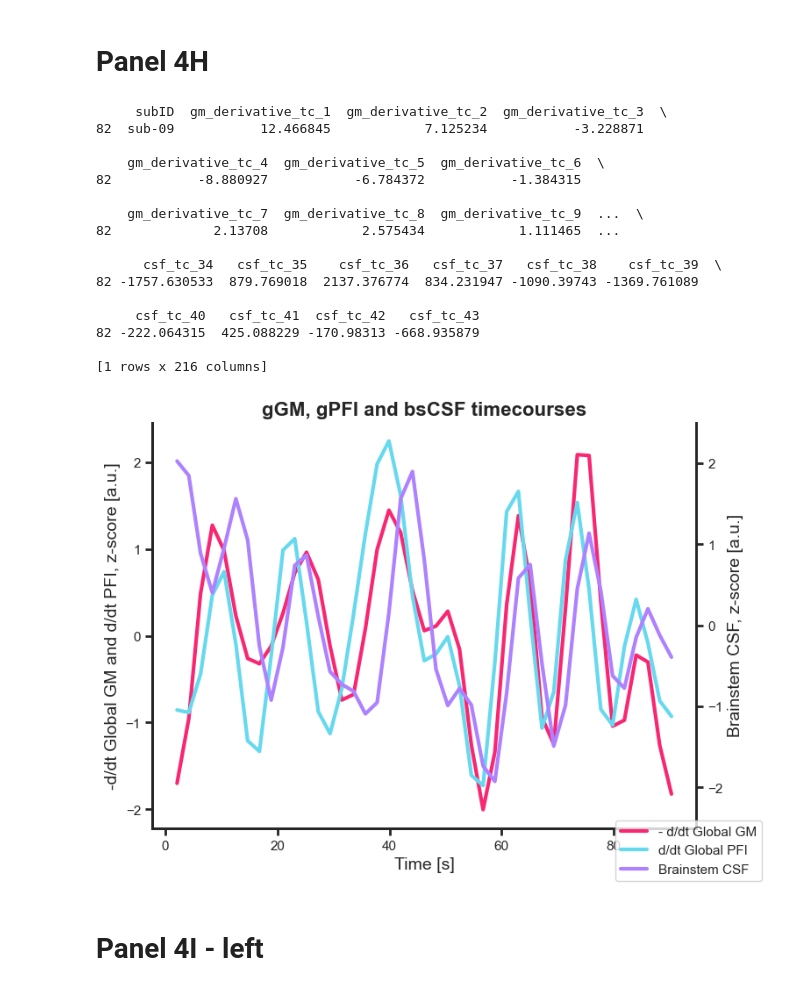
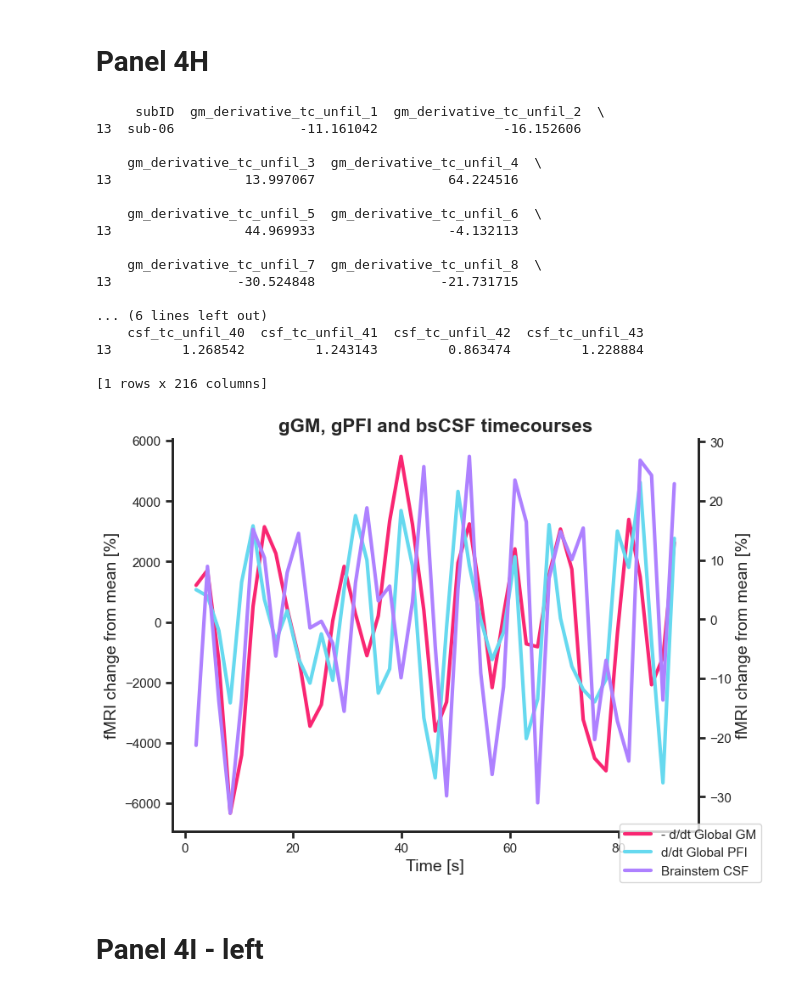
Before and after one commit to VikNeu/LV-CSF-flow-clear, a Jupyter notebook: stats/Figure_4_CSF_flow.ipynb, the cells around one changed output. Drawn from its saved outputs; the diff is of its cells as text; code cells hidden in the pictures.

```diff
--- a/stats/Figure_4_CSF_flow.ipynb
+++ b/stats/Figure_4_CSF_flow.ipynb
@@ -47,8 +46,10 @@ visual_stimulation_df = pd.read_excel(ROOT / "data/Visual_stimulation/flicker_re
 visual_stimulation_timecourse_df = pd.read_csv(ROOT / "data/Visual_stimulation/all_timeseries.csv")
 visual_stimulation_timecourse_rest_df = pd.read_csv(ROOT / "data/Visual_stimulation/all_timeseries_rest.csv") # As end of CSF was reached in first timecourse file
 sleep_df = pd.read_excel(ROOT / "data/Sleep/sleep_results.xlsx")
-sleep_timecourse_df = pd.read_csv(ROOT / "data/Sleep/all_timeseries_sleep_Fig_4.csv")
-wake_timecourse_df = pd.read_csv(ROOT / "data/Sleep/all_timeseries_wake_Fig_4.csv")
+sleep_timecourse_df = pd.read_csv(ROOT / "data/Sleep/all_timeseries_sleep.csv")
+wake_timecourse_df = pd.read_csv(ROOT / "data/Sleep/all_timeseries_wake.csv")
+
+# outDir = xxx # Set your output directory here and decomment your preferred image saving method at the end of the notebook.
 # %% [markdown]
 # Edit the RC file
 # %%
@@ -560,7 +558,7 @@ Text(0.5, 0.97, '****')
 # %% [markdown]
 # Panel 4H
 # %%
-subject_of_choice = 82
+subject_of_choice = 13
 
 
 wake_timecourse_dataframe = pd.DataFrame()
@@ -570,29 +568,29 @@ print(wake_timecourse_dataframe)
 
 
 # Select columns
-gm_tc_columns = [col for col in wake_timecourse_dataframe.columns if col.startswith("gm_derivative")]
-pfi_tc_columns = [col for col in wake_timecourse_dataframe.columns if col.startswith("pfi_derivative")]
-csf_tc_columns = [col for col in wake_timecourse_dataframe.columns if col.startswith("csf_tc")]
+gm_tc_columns = [col for col in wake_timecourse_dataframe.columns if col.startswith("gm_derivative_tc_unfil")]
+pfi_tc_columns = [col for col in wake_timecourse_dataframe.columns if col.startswith("pfi_derivative_tc_unfil")]
+csf_tc_columns = [col for col in wake_timecourse_dataframe.columns if col.startswith("csf_tc_unfil")]
 
 
 # Concatenate the selected columns along axis=0 (stacking them)
 gm_values = pd.concat([wake_timecourse_dataframe[col] for col in gm_tc_columns], axis=0).reset_index(drop=True)
 
-gm_values= stats.zscore(gm_values)
+
 pfi_values = pd.concat([wake_timecourse_dataframe[col] for col in pfi_tc_columns], axis=0).reset_index(drop=True)
 
-pfi_values= stats.zscore(pfi_values)
+
 csf_values = pd.concat([wake_timecourse_dataframe[col] for col in csf_tc_columns], axis=0).reset_index(drop=True)
 
-csf_values= stats.zscore(csf_values)
 
 
 
 wake_timecourse_new_two = pd.DataFrame()
 wake_timecourse_new_two['timepoints'] = (pd.Series(range(1, len(gm_values) + 1))) * 2.1 # This is the wake/sleep TR
-wake_timecourse_new_two['global_gm'] = -gm_values
-wake_timecourse_new_two['global_pfi'] = pfi_values
-wake_timecourse_new_two['brainstem_csf'] = csf_values
+wake_timecourse_new_two['global_gm'] = -((gm_values * 100) - 100)
+wake_timecourse_new_two['global_pfi'] = (pfi_values * 100) - 100
+wake_timecourse_new_two['brainstem_csf'] = (csf_values * 100) - 100
+
 
 fig,ax1 = plt.subplots(figsize=(8, 6))
 ax2 = ax1.twinx()  # Create secondary y-axis
@@ -606,50 +604,51 @@ sns.lineplot(x="timepoints", y='brainstem_csf', data=wake_timecourse_new_two, ax
 
 # Set labels
 ax1.set_xlabel('Time [s]', fontsize=14)
-ax1.set_ylabel('-d/dt Global GM and d/dt PFI, z-score [a.u.]', fontsize=14)
-ax2.set_ylabel('Brainstem CSF, z-score [a.u.]', fontsize=14)
+ax1.set_ylabel('fMRI change from mean [%]', fontsize=14)
+ax2.set_ylabel('fMRI change from mean [%]', fontsize=14)
 
 # Adjust ticks
 ax1.tick_params(axis='y')
 #ax1.set_ylim(-2.45,1.85)
-ax2.set_ylim(-2.5,2.5)
+#ax2.set_ylim(-2.5,2.5)
 ax2.tick_params(axis='y')
 
 plt.title(f'gGM, gPFI and bsCSF timecourses',fontsize = 16, weight = 'bold')
 ax1.tick_params(axis='x', which='both', direction='out', width=2)
 ax1.tick_params(axis='y', which='both', direction='out', width=2)
 ax2.tick_params(axis='x', which='both', direction='out', width=2)
 ax2.tick_params(axis='y', which='both', direction='out', width=2)
 
 fig.legend(loc='lower right')
 sns.despine(right=False, left=False)
 
 
 
 # Save the figure -------
 #image_path = os.path.join(outDir, f'Wake_timecourse_2_chunks.png')
 #fig.savefig(image_path,dpi=600)
 #---
 #image_path_svg = os.path.join(outDir, 'Wake_timecourse_2_chunks.svg')
 #fig.savefig(image_path_svg)
 # %% [output]
-     subID  gm_derivative_tc_1  gm_derivative_tc_2  gm_derivative_tc_3  \
-82  sub-09           12.466845            7.125234           -3.228871
+     subID  gm_derivative_tc_unfil_1  gm_derivative_tc_unfil_2  \
+13  sub-06                -11.161042                -16.152606
 
-    gm_derivative_tc_4  gm_derivative_tc_5  gm_derivative_tc_6  \
-82           -8.880927           -6.784372           -1.384315
+    gm_derivative_tc_unfil_3  gm_derivative_tc_unfil_4  \
+13                 13.997067                 64.224516
 
-    gm_derivative_tc_7  gm_derivative_tc_8  gm_derivative_tc_9  ...  \
-82             2.13708            2.575434            1.111465  ...
+    gm_derivative_tc_unfil_5  gm_derivative_tc_unfil_6  \
+13                 44.969933                 -4.132113
 
-      csf_tc_34   csf_tc_35    csf_tc_36   csf_tc_37   csf_tc_38    csf_tc_39  \
-82 -1757.630533  879.769018  2137.376774  834.231947 -1090.39743 -1369.761089
+    gm_derivative_tc_unfil_7  gm_derivative_tc_unfil_8  \
+13                -30.524848                -21.731715
 
-     csf_tc_40   csf_tc_41  csf_tc_42   csf_tc_43
-82 -222.064315  425.088229 -170.98313 -668.935879
+... (6 lines left out)
+    csf_tc_unfil_40  csf_tc_unfil_41  csf_tc_unfil_42  csf_tc_unfil_43
+13         1.268542         1.243143         0.863474         1.228884
 
 [1 rows x 216 columns]
-[figure, old version]
+[figure, new version]
 # %% [markdown]
 # Panel 4I - left
 # %%
```
Also changed, not shown: parts of 7 cells of this notebook, 8 other files.
